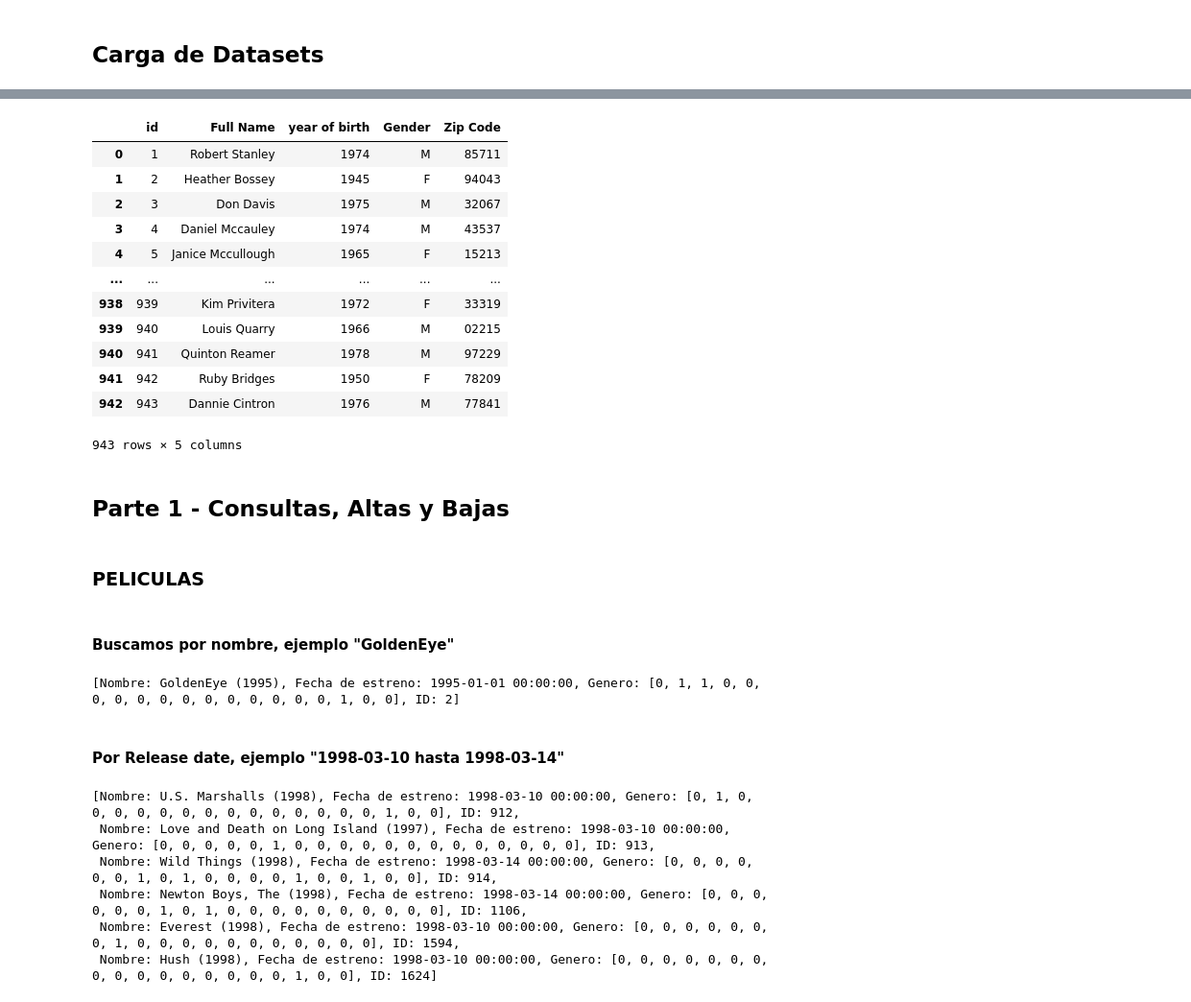
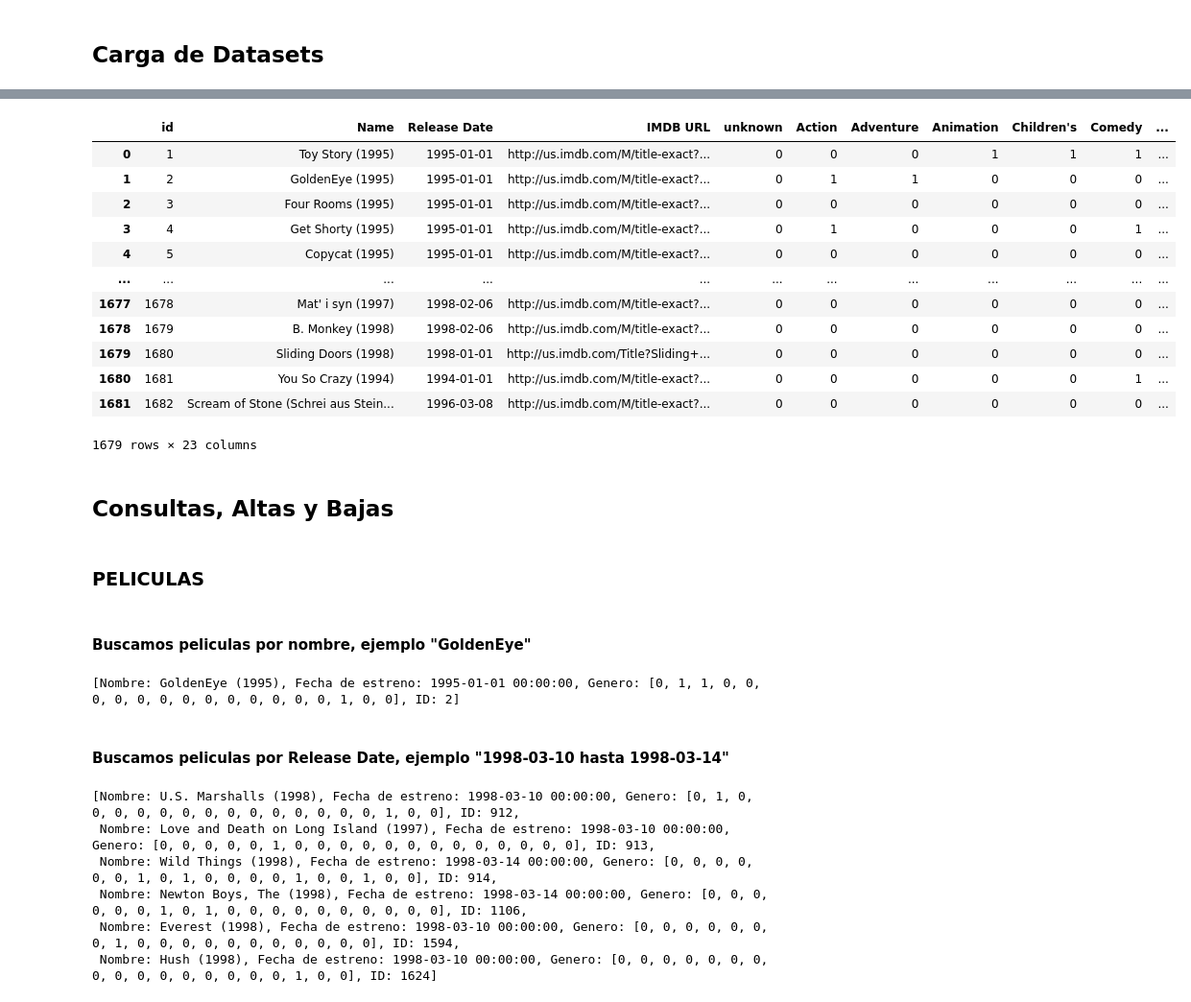
Before and after one commit to luispandolfi/DeepLearning2023_TP1_Gr1, a Jupyter notebook: TP_Integrador_Python.ipynb, the cells around one changed output, grey strips where cells are left out. Shown at 96% size. Drawn from its saved outputs; the diff is of its cells as text; code cells hidden in the pictures.

Commit message:
Presentacion de ALTA BAJAS MODIFICACIONES

```diff
--- a/TP_Integrador_Python.ipynb
+++ b/TP_Integrador_Python.ipynb
@@ -44,27 +50,27 @@ from score import Score
 # %%
-df_personas
+#df_personas
 #df_trabajadores
 #df_usuarios
-#df_peliculas
+df_peliculas
 #df_scores
 # %% [output]
-|  | id | Full Name | year of birth | Gender | Zip Code |
-| 0 | 1 | Robert Stanley | 1974 | M | 85711 |
-| 1 | 2 | Heather Bossey | 1945 | F | 94043 |
-| 2 | 3 | Don Davis | 1975 | M | 32067 |
-| 3 | 4 | Daniel Mccauley | 1974 | M | 43537 |
-| 4 | 5 | Janice Mccullough | 1965 | F | 15213 |
-| ... | ... | ... | ... | ... | ... |
-| 938 | 939 | Kim Privitera | 1972 | F | 33319 |
-| 939 | 940 | Louis Quarry | 1966 | M | 02215 |
-| 940 | 941 | Quinton Reamer | 1978 | M | 97229 |
-| 941 | 942 | Ruby Bridges | 1950 | F | 78209 |
-| 942 | 943 | Dannie Cintron | 1976 | M | 77841 |
+|  | id | Name | Release Date | IMDB URL | unknown | Action | Adventure | Animation | Children's | Comedy | ... |
+| 0 | 1 | Toy Story (1995) | 1995-01-01 | http://us.imdb.com/M/title-exact?... | 0 | 0 | 0 | 1 | 1 | 1 | ... |
+| 1 | 2 | GoldenEye (1995) | 1995-01-01 | http://us.imdb.com/M/title-exact?... | 0 | 1 | 1 | 0 | 0 | 0 | ... |
+| 2 | 3 | Four Rooms (1995) | 1995-01-01 | http://us.imdb.com/M/title-exact?... | 0 | 0 | 0 | 0 | 0 | 0 | ... |
+| 3 | 4 | Get Shorty (1995) | 1995-01-01 | http://us.imdb.com/M/title-exact?... | 0 | 1 | 0 | 0 | 0 | 1 | ... |
+| 4 | 5 | Copycat (1995) | 1995-01-01 | http://us.imdb.com/M/title-exact?... | 0 | 0 | 0 | 0 | 0 | 0 | ... |
+| ... | ... | ... | ... | ... | ... | ... | ... | ... | ... | ... | ... |
+| 1677 | 1678 | Mat' i syn (1997) | 1998-02-06 | http://us.imdb.com/M/title-exact?... | 0 | 0 | 0 | 0 | 0 | 0 | ... |
+| 1678 | 1679 | B. Monkey (1998) | 1998-02-06 | http://us.imdb.com/M/title-exact?... | 0 | 0 | 0 | 0 | 0 | 0 | ... |
+| 1679 | 1680 | Sliding Doors (1998) | 1998-01-01 | http://us.imdb.com/Title?Sliding+... | 0 | 0 | 0 | 0 | 0 | 0 | ... |
+| 1680 | 1681 | You So Crazy (1994) | 1994-01-01 | http://us.imdb.com/M/title-exact?... | 0 | 0 | 0 | 0 | 0 | 1 | ... |
+| 1681 | 1682 | Scream of Stone (Schrei aus Stein... | 1996-03-08 | http://us.imdb.com/M/title-exact?... | 0 | 0 | 0 | 0 | 0 | 0 | ... |
-943 rows × 5 columns
+1679 rows × 23 columns
 # %% [markdown]
-## Parte 1 - Consultas, Altas y Bajas
+## Consultas, Altas y Bajas
 # %% [markdown]
 ### PELICULAS
 # %% [markdown]
-#### Buscamos por nombre, ejemplo "GoldenEye"
+#### Buscamos peliculas por nombre, ejemplo "GoldenEye"
 # %%
@@ -72,7 +79,7 @@ Pelicula.get_from_df(df_peliculas, nombre='GoldenEye')
 # %% [output]
 [Nombre: GoldenEye (1995), Fecha de estreno: 1995-01-01 00:00:00, Genero: [0, 1, 1, 0, 0, 0, 0, 0, 0, 0, 0, 0, 0, 0, 0, 0, 1, 0, 0], ID: 2]
 # %% [markdown]
-#### Por Release date, ejemplo "1998-03-10 hasta 1998-03-14"
+#### Buscamos peliculas por Release Date, ejemplo "1998-03-10 hasta 1998-03-14"
 # %%
 Pelicula.get_from_df(df_peliculas, anios=['1998-03-10', '1998-03-14'])
 # %% [output]
```
Also changed, not shown: parts of 43 cells of this notebook.
